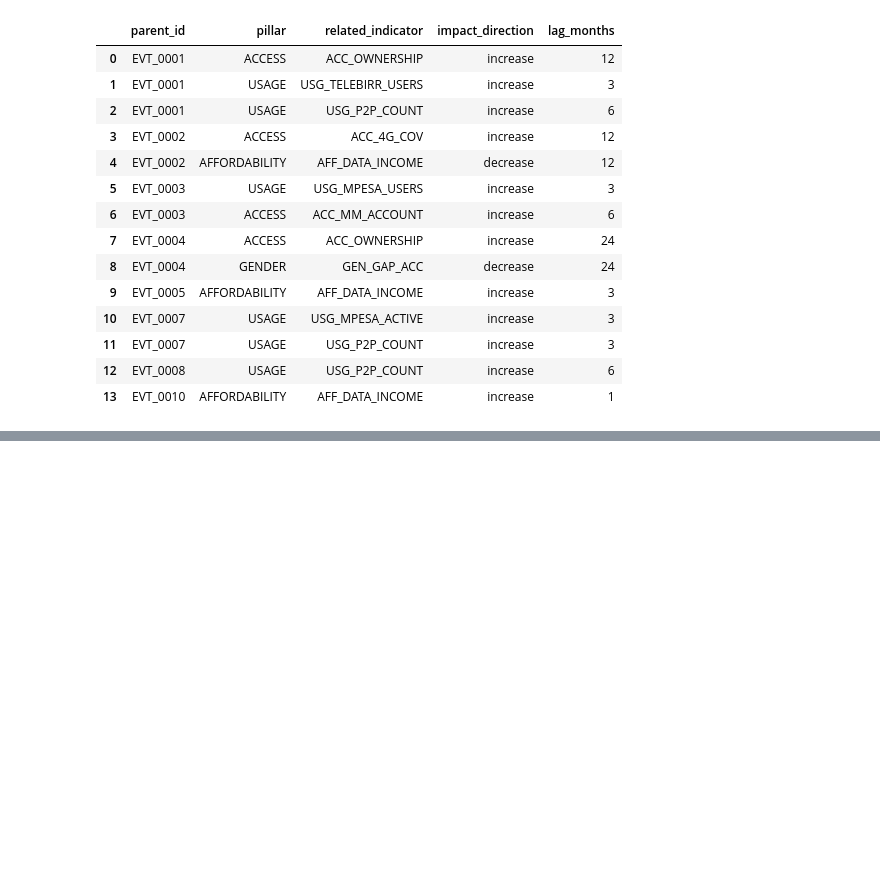
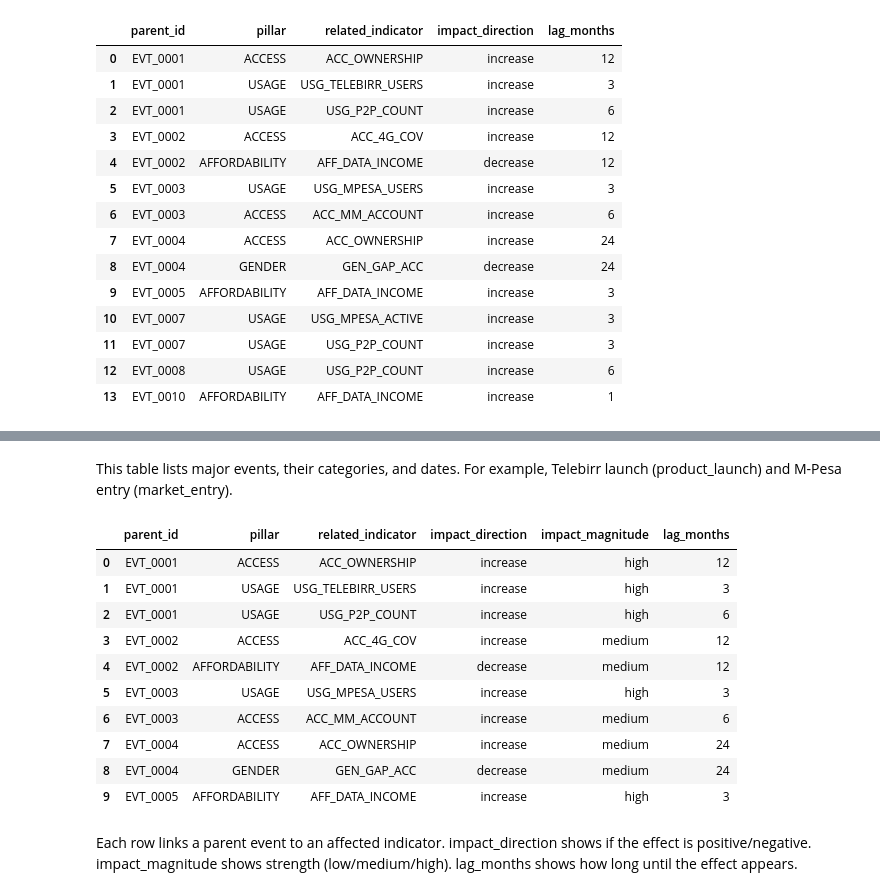
Before and after one commit to wakgari-Elias/ethiopia-fi-forecast, a Jupyter notebook: notebooks/01_data_exploration.ipynb, the cells around one changed output, grey strips where cells are left out. Saved outputs shown, nothing was run; the diff lists cells and outputs as text; code cells hidden in the pictures; blank space fills up the shorter version.

```diff
--- a/notebooks/01_data_exploration.ipynb
+++ b/notebooks/01_data_exploration.ipynb
@@ -276,3 +276,17 @@ impact_links[['parent_id', 'pillar', 'related_indicator', 'impact_direction', 'l
 | 11 | EVT_0007 | USAGE | USG_P2P_COUNT | increase | 3 |
 | 12 | EVT_0008 | USAGE | USG_P2P_COUNT | increase | 6 |
 | 13 | EVT_0010 | AFFORDABILITY | AFF_DATA_INCOME | increase | 1 |
+# %%
+import pandas as pd
+from pathlib import Path
+
+DATA_RAW = Path("../data/raw")
+
+# Load Sheet 1 (data: observations, events, targets)
+fi_data = pd.read_excel(DATA_RAW / "ethiopia_fi_unified_data.xlsx", sheet_name=0)
+
+# Load Sheet 2 (impact_links)
+impact_links = pd.read_excel(DATA_RAW / "ethiopia_fi_unified_data.xlsx", sheet_name=1)
+
+# Load reference codes
+reference_codes = pd.read_excel(DATA_RAW / "reference_codes.xlsx")
@@ -278,0 +409,22 @@ impact_links[['parent_id', 'pillar', 'related_indicator', 'impact_direction', 'l
+# %% [markdown]
+This table lists major events, their categories, and dates. For example, Telebirr launch (product_launch) and M-Pesa entry (market_entry).
+# %%
+impact_links_summary = impact_links[['parent_id', 'pillar', 'related_indicator', 'impact_direction', 'impact_magnitude', 'lag_months']]
+impact_links_summary.head(10)
+# %% [output]
+|  | parent_id | pillar | related_indicator | impact_direction | impact_magnitude | lag_months |
+| 0 | EVT_0001 | ACCESS | ACC_OWNERSHIP | increase | high | 12 |
+| 1 | EVT_0001 | USAGE | USG_TELEBIRR_USERS | increase | high | 3 |
+| 2 | EVT_0001 | USAGE | USG_P2P_COUNT | increase | high | 6 |
+| 3 | EVT_0002 | ACCESS | ACC_4G_COV | increase | medium | 12 |
+| 4 | EVT_0002 | AFFORDABILITY | AFF_DATA_INCOME | decrease | medium | 12 |
+| 5 | EVT_0003 | USAGE | USG_MPESA_USERS | increase | high | 3 |
+| 6 | EVT_0003 | ACCESS | ACC_MM_ACCOUNT | increase | medium | 6 |
+| 7 | EVT_0004 | ACCESS | ACC_OWNERSHIP | increase | medium | 24 |
+| 8 | EVT_0004 | GENDER | GEN_GAP_ACC | decrease | medium | 24 |
+| 9 | EVT_0005 | AFFORDABILITY | AFF_DATA_INCOME | increase | high | 3 |
+# %% [markdown]
+Each row links a parent event to an affected indicator.
+impact_direction shows if the effect is positive/negative.
+impact_magnitude shows strength (low/medium/high).
+lag_months shows how long until the effect appears.
```
Also changed, not shown: parts of 8 cells of this notebook.
